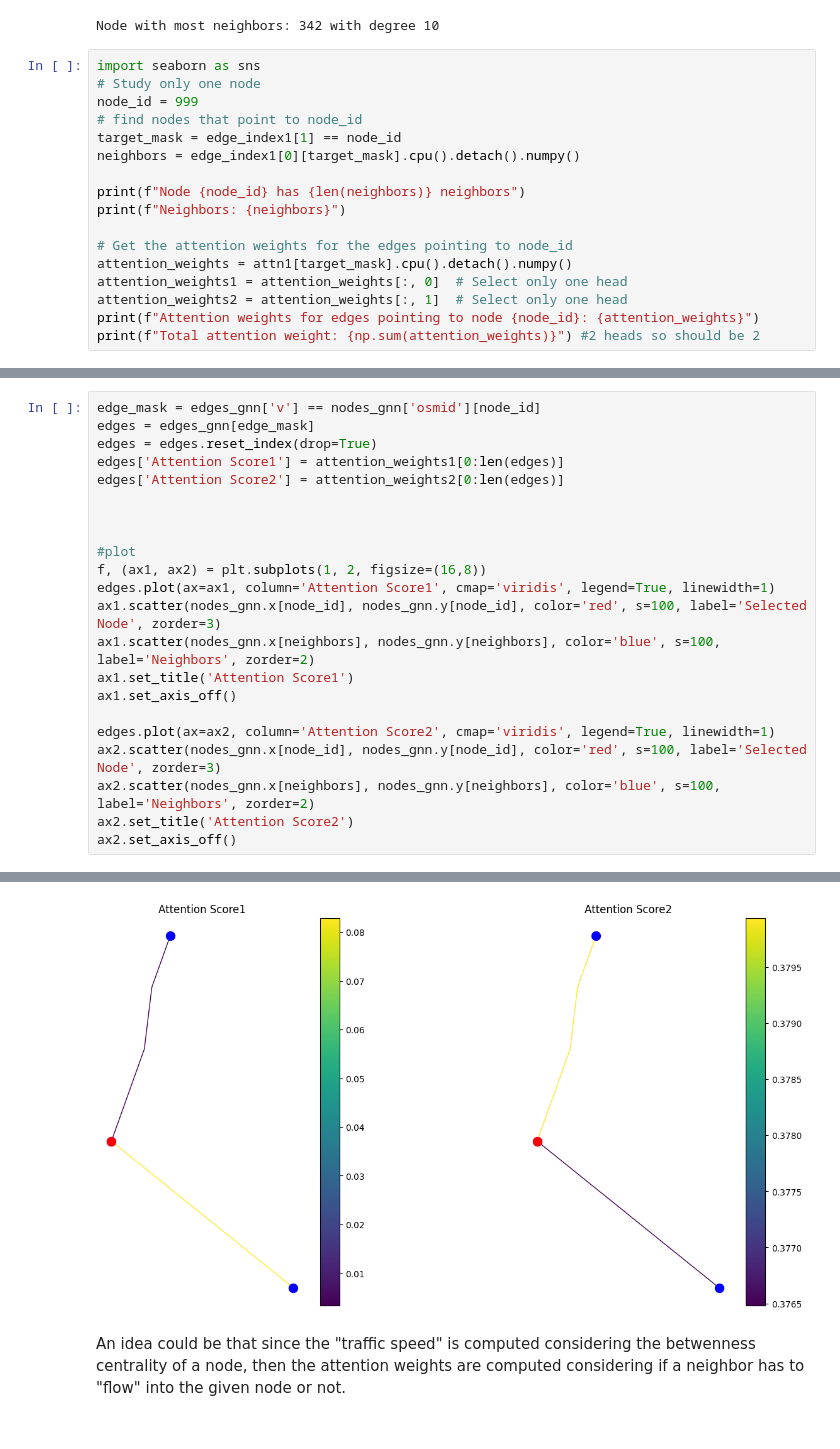
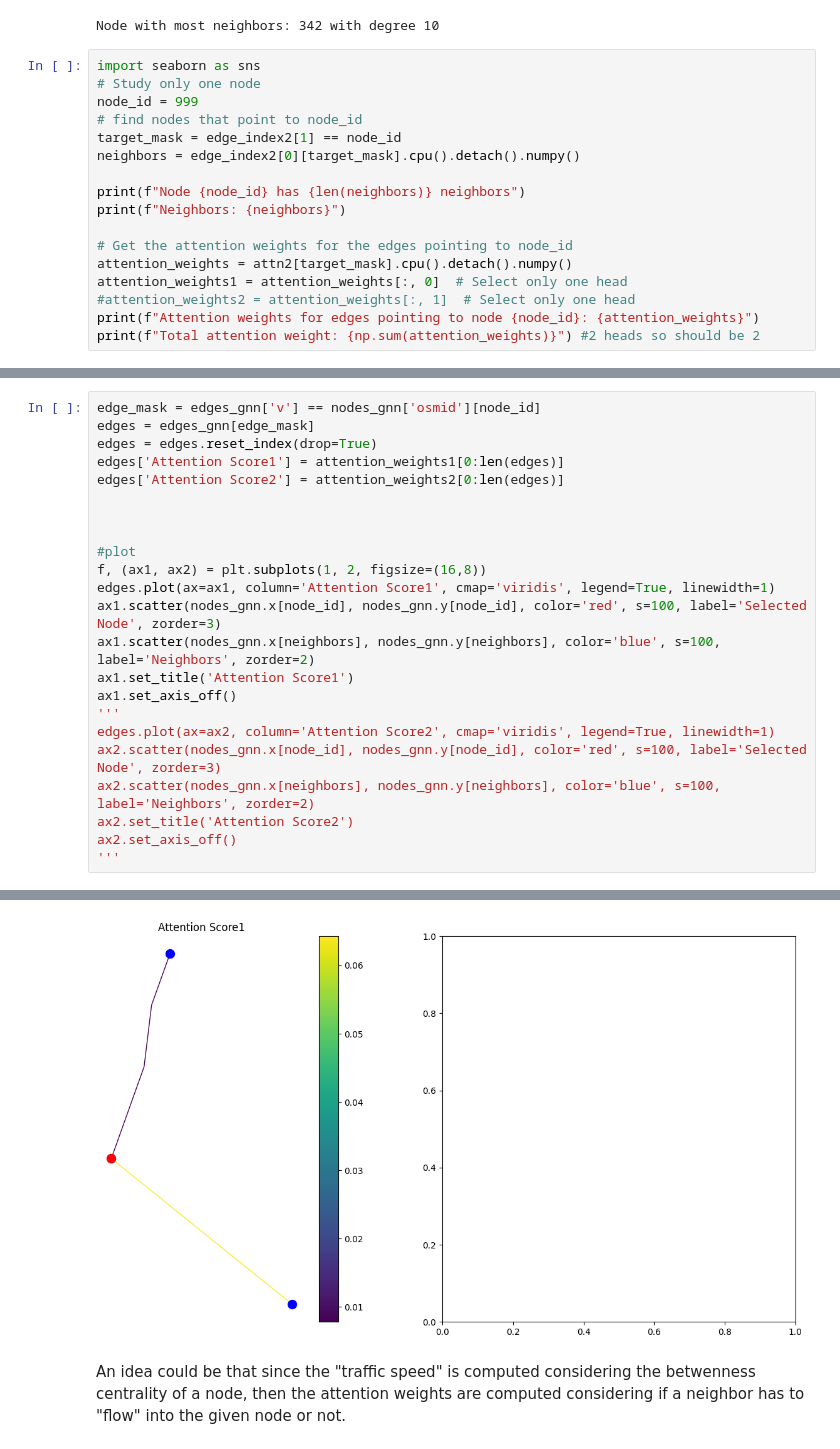
Before and after one commit to StefanoCarotti/FBK, a Jupyter notebook: GDS/CR/Attention.ipynb, the cells around one changed output, grey strips where cells are left out. Drawn from its saved outputs; the diff is of its cells as text.

```diff
--- a/GDS/CR/Attention.ipynb
+++ b/GDS/CR/Attention.ipynb
@@ -238,16 +209,16 @@ import seaborn as sns
 # Study only one node
 node_id = 999
 # find nodes that point to node_id
-target_mask = edge_index1[1] == node_id
-neighbors = edge_index1[0][target_mask].cpu().detach().numpy()
+target_mask = edge_index2[1] == node_id
+neighbors = edge_index2[0][target_mask].cpu().detach().numpy()
 
 print(f"Node {node_id} has {len(neighbors)} neighbors")
 print(f"Neighbors: {neighbors}")
 
 # Get the attention weights for the edges pointing to node_id
-attention_weights = attn1[target_mask].cpu().detach().numpy()
+attention_weights = attn2[target_mask].cpu().detach().numpy()
 attention_weights1 = attention_weights[:, 0]  # Select only one head
-attention_weights2 = attention_weights[:, 1]  # Select only one head
+#attention_weights2 = attention_weights[:, 1]  # Select only one head
 print(f"Attention weights for edges pointing to node {node_id}: {attention_weights}")
 print(f"Total attention weight: {np.sum(attention_weights)}") #2 heads so should be 2
 # %% [output]
@@ -288,10 +259,11 @@ ax1.scatter(nodes_gnn.x[node_id], nodes_gnn.y[node_id], color='red', s=100, labe
 ax1.scatter(nodes_gnn.x[neighbors], nodes_gnn.y[neighbors], color='blue', s=100, label='Neighbors', zorder=2)
 ax1.set_title('Attention Score1')
 ax1.set_axis_off()
-
+'''
 edges.plot(ax=ax2, column='Attention Score2', cmap='viridis', legend=True, linewidth=1)
 ax2.scatter(nodes_gnn.x[node_id], nodes_gnn.y[node_id], color='red', s=100, label='Selected Node', zorder=3)
 ax2.scatter(nodes_gnn.x[neighbors], nodes_gnn.y[neighbors], color='blue', s=100, label='Neighbors', zorder=2)
 ax2.set_title('Attention Score2')
 ax2.set_axis_off()
+'''
 # %% [output]
@@ -298,4 +271,4 @@ ax2.set_axis_off()
-[figure, old version]
+[figure, new version]
 # %% [markdown]
 An idea could be that since the "traffic speed" is computed considering the betwenness centrality of a node, then the attention weights are computed considering if a neighbor has to "flow" into the given node or not.
 # %% [markdown]
```
Also changed, not shown: parts of 21 cells of this notebook.
